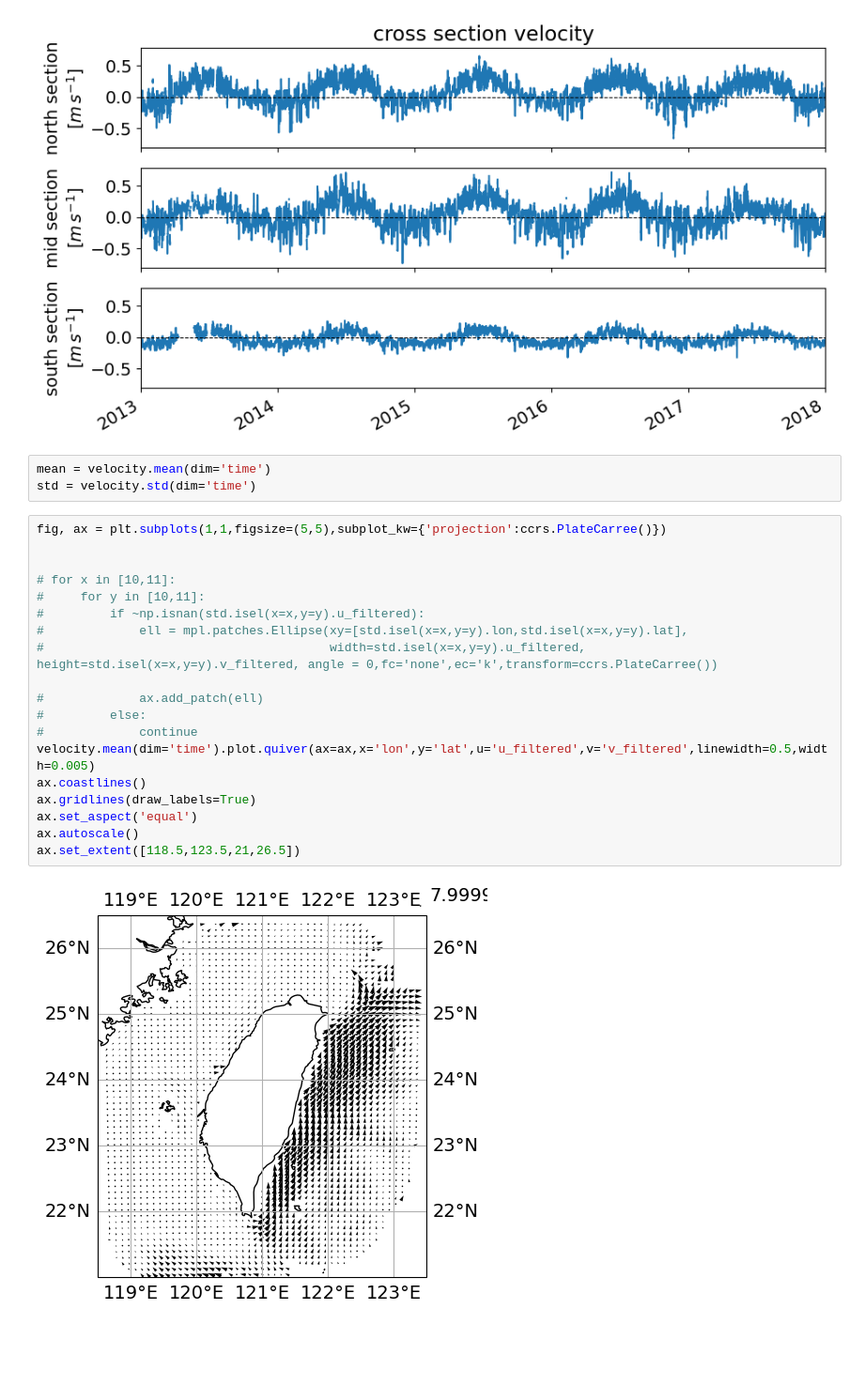
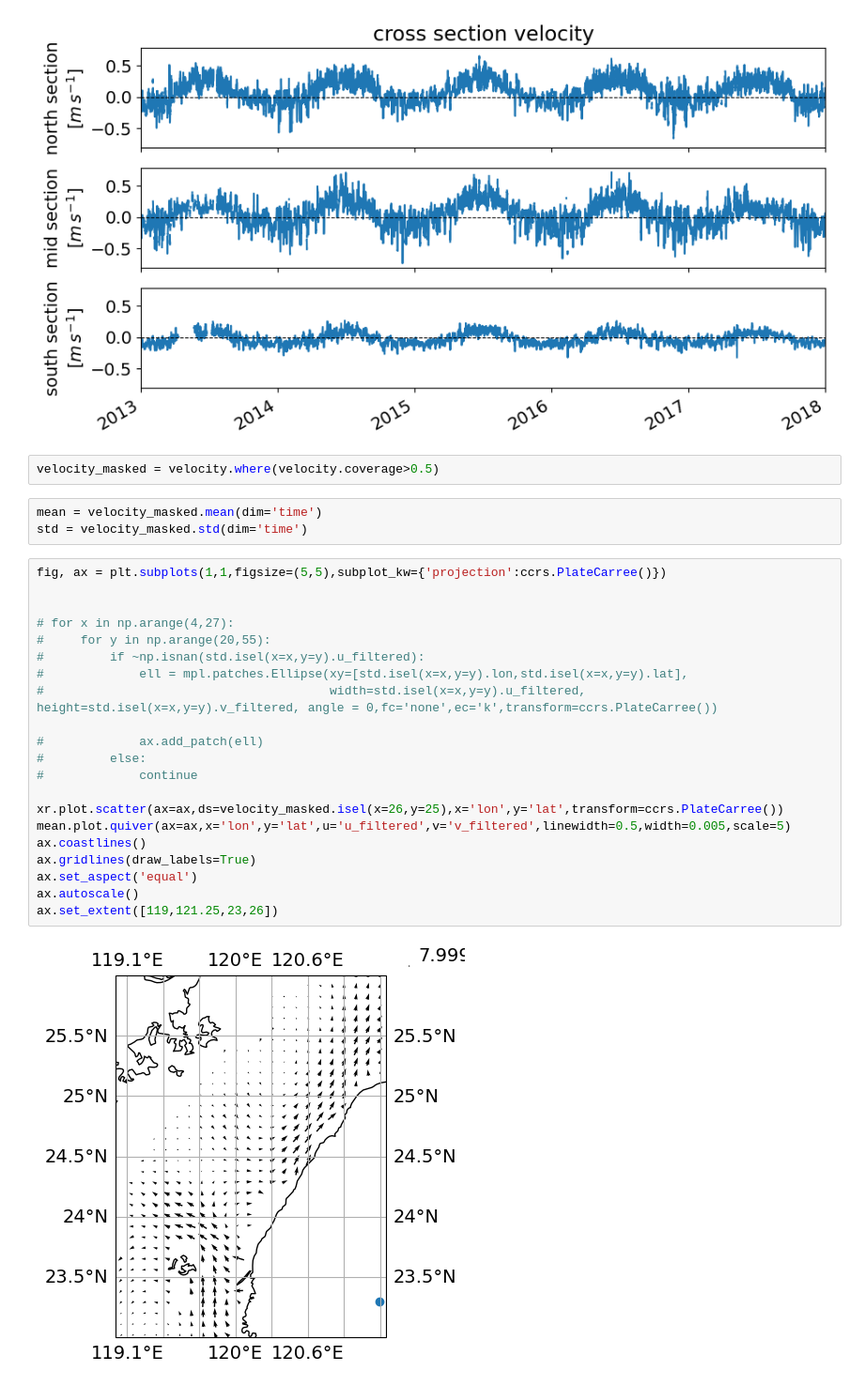
Before and after one commit to HendrikGro/TORI_Codar_Analysis, a Jupyter notebook: code/Code_TOROS.ipynb, the cells around one changed output. Shown at 94% size. Cells and saved outputs as stored; diff of their text form; blank space fills up the shorter version.

```diff
--- a/code/Code_TOROS.ipynb
+++ b/code/Code_TOROS.ipynb
@@ -1175,27 +1186,31 @@ ax1.set_xlim([xmin,xmax])
 # %% [output]
 (15706.0, 17532.0)
 [figure]
+# %%
+velocity_masked = velocity.where(velocity.coverage>0.5)
 # %%
-mean = velocity.mean(dim='time')
-std = velocity.std(dim='time')
+mean = velocity_masked.mean(dim='time')
+std = velocity_masked.std(dim='time')
 # %%
 fig, ax = plt.subplots(1,1,figsize=(5,5),subplot_kw={'projection':ccrs.PlateCarree()})
 
 
-# for x in [10,11]:
-#     for y in [10,11]:
+# for x in np.arange(4,27):
+#     for y in np.arange(20,55):
 #         if ~np.isnan(std.isel(x=x,y=y).u_filtered):
 #             ell = mpl.patches.Ellipse(xy=[std.isel(x=x,y=y).lon,std.isel(x=x,y=y).lat],
 #                                       width=std.isel(x=x,y=y).u_filtered, height=std.isel(x=x,y=y).v_filtered, angle = 0,fc='none',ec='k',transform=ccrs.PlateCarree())
 
 #             ax.add_patch(ell)
 #         else:
 #             continue
-velocity.mean(dim='time').plot.quiver(ax=ax,x='lon',y='lat',u='u_filtered',v='v_filtered',linewidth=0.5,width=0.005)
+
+xr.plot.scatter(ax=ax,ds=velocity_masked.isel(x=26,y=25),x='lon',y='lat',transform=ccrs.PlateCarree())
+mean.plot.quiver(ax=ax,x='lon',y='lat',u='u_filtered',v='v_filtered',linewidth=0.5,width=0.005,scale=5)
 ax.coastlines()
 ax.gridlines(draw_labels=True)
 ax.set_aspect('equal')
 ax.autoscale()
-ax.set_extent([118.5,123.5,21,26.5])
+ax.set_extent([119,121.25,23,26])
 # %% [output]
-[figure, old version]
+[figure, new version]
```
Also changed, not shown: parts of 5 cells of this notebook.
